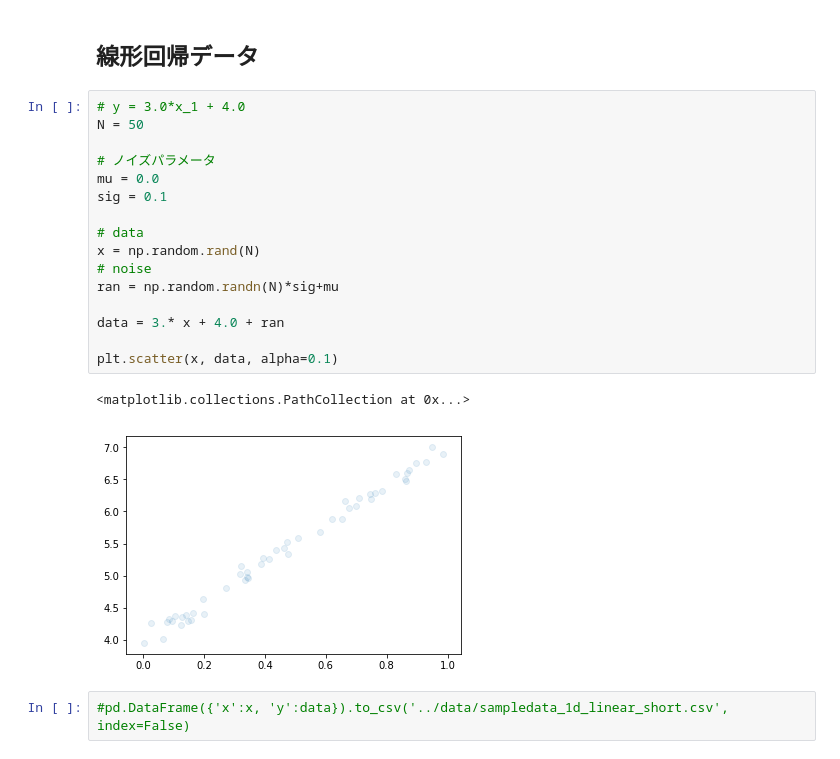
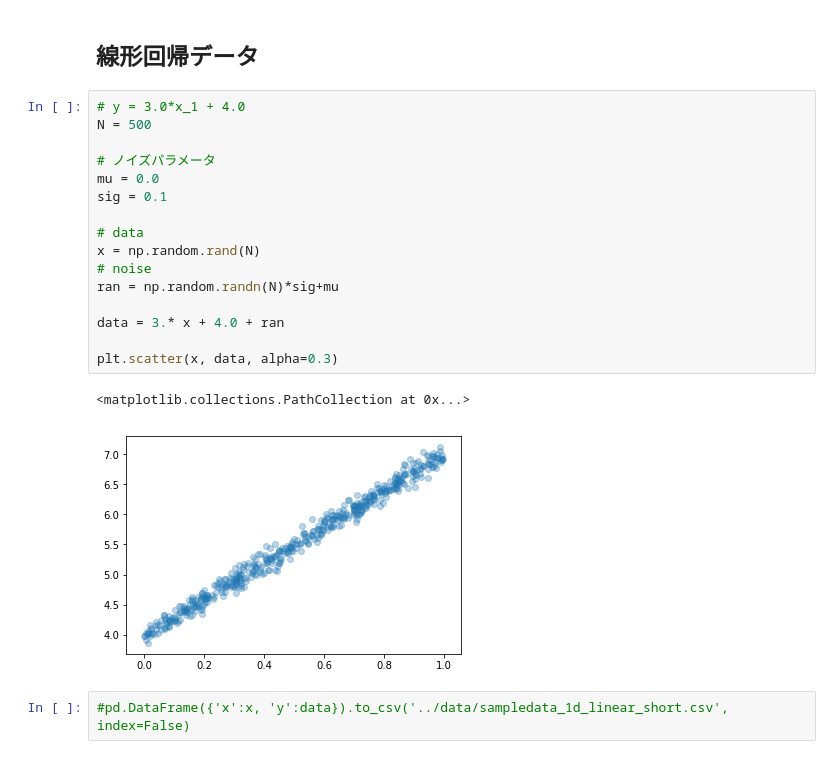
Before and after one commit to tok41/simple_caffe_samples, a Jupyter notebook: ipynb/generate-sample-data.ipynb, the cells around one changed output. Cells and saved outputs as stored; diff of their text form.

```diff
--- a/ipynb/generate-sample-data.ipynb
+++ b/ipynb/generate-sample-data.ipynb
@@ -11,23 +11,23 @@ from matplotlib import pyplot as plt
 ## 線形回帰データ
 # %%
 # y = 3.0*x_1 + 4.0
-N = 50
+N = 500
 
 # ノイズパラメータ
 mu = 0.0
 sig = 0.1
 
 # data
 x = np.random.rand(N)
 # noise
 ran = np.random.randn(N)*sig+mu
 
 data = 3.* x + 4.0 + ran
 
-plt.scatter(x, data, alpha=0.1)
+plt.scatter(x, data, alpha=0.3)
 # %% [output]
 <matplotlib.collections.PathCollection at 0x...>
-[figure, old version]
+[figure, new version]
 # %%
 #pd.DataFrame({'x':x, 'y':data}).to_csv('../data/sampledata_1d_linear_short.csv', index=False)
 # %% [markdown]
```
Also changed, not shown: 3 other files.
